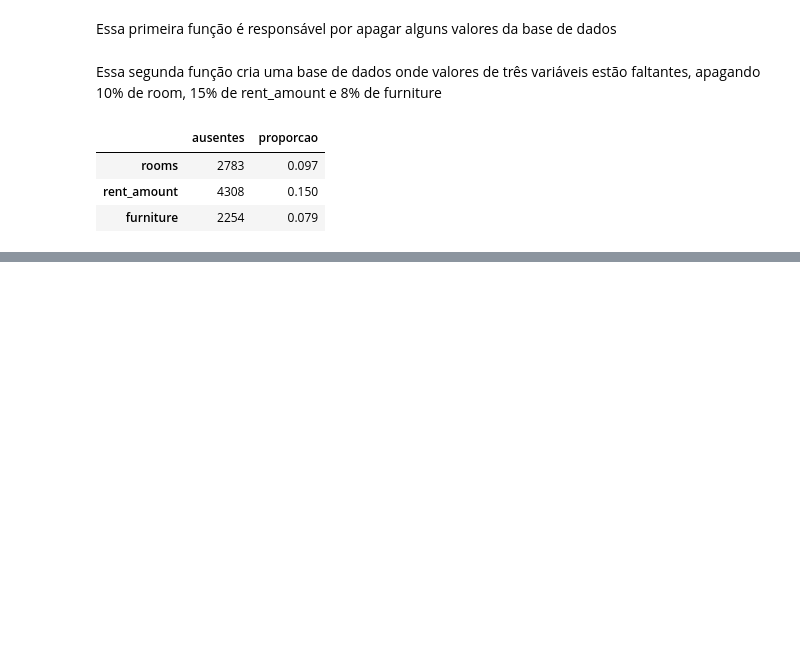
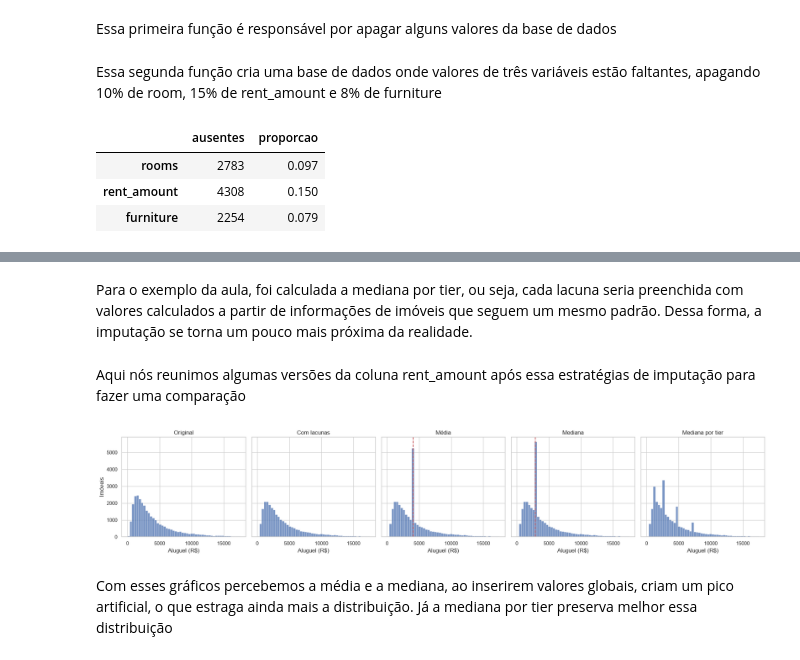
Before and after one commit to Clarabrt7/ciencia-de-dados, a Jupyter notebook: unidade_02/aula_06/exercicio_aula06.ipynb, the cells around one changed output, grey strips where cells are left out. Drawn from its saved outputs; the diff is of its cells as text; code cells hidden in the pictures; blank space fills up the shorter version.

Commit message:
feat: Adicionando mais anotações, gráficos e conceitos de imputação e MAE

```diff
--- a/unidade_02/aula_06/exercicio_aula06.ipynb
+++ b/unidade_02/aula_06/exercicio_aula06.ipynb
@@ -209,0 +225,60 @@ Essa segunda função cria uma base de dados onde valores de três variáveis es
+# %% [markdown]
+Para o exemplo da aula, foi calculada a mediana por tier, ou seja, cada lacuna seria preenchida com valores calculados a partir de informações de imóveis que seguem um mesmo padrão. Dessa forma, a imputação se torna um pouco mais próxima da realidade.
+# %%
+# Imputação pela mediana de cada tier
+rent_group = (
+    imoveis_missing
+    .groupby("tier")
+    .rent_amount
+    .transform(lambda x: x.fillna(x.median()))
+    .fillna(rent_median)
+)
+# %% [markdown]
+Aqui nós reunimos algumas versões da coluna rent_amount após essa estratégias de imputação para fazer uma comparação
+# %%
+# Versões do aluguel a comparar
+rent_versions = {
+    "Original": imoveis_true.rent_amount,
+    "Com lacunas": imoveis_missing.rent_amount,
+    "Média": imoveis_missing.rent_amount.fillna(rent_mean),
+    "Mediana": imoveis_missing.rent_amount.fillna(rent_median),
+    "Mediana por tier": rent_group,
+}
+# %%
+# Histograma de cada versão do aluguel
+fig, axes = plt.subplots(1, 5, figsize=(20, 4), sharey=True)
+
+limit = imoveis_true.rent_amount.quantile(.99)
+
+for ax, (label, values) in zip(axes, rent_versions.items()):
+    sns.histplot(
+        values.dropna(),
+        bins=50,
+        binrange=(0, limit),
+        ax=ax,
+        color="#4C72B0",
+    )
+    ax.set(
+        title=label,
+        xlabel="Aluguel (R$)",
+        ylabel="Imóveis",
+    )
+    if label == "Média":
+        ax.axvline(
+            rent_mean,
+            color="#C44E52",
+            linestyle="--",
+        )
+    if label == "Mediana":
+        ax.axvline(
+            rent_median,
+            color="#C44E52",
+            linestyle="--",
+        )
+
+plt.tight_layout()
+plt.show()
+# %% [output]
+[figure, added]
+# %% [markdown]
+Com esses gráficos percebemos a média e a mediana, ao inserirem valores globais, criam um pico artificial, o que estraga ainda mais a distribuição. Já a mediana por tier preserva melhor essa distribuição
```
Also changed, not shown: parts of 6 cells of this notebook.
